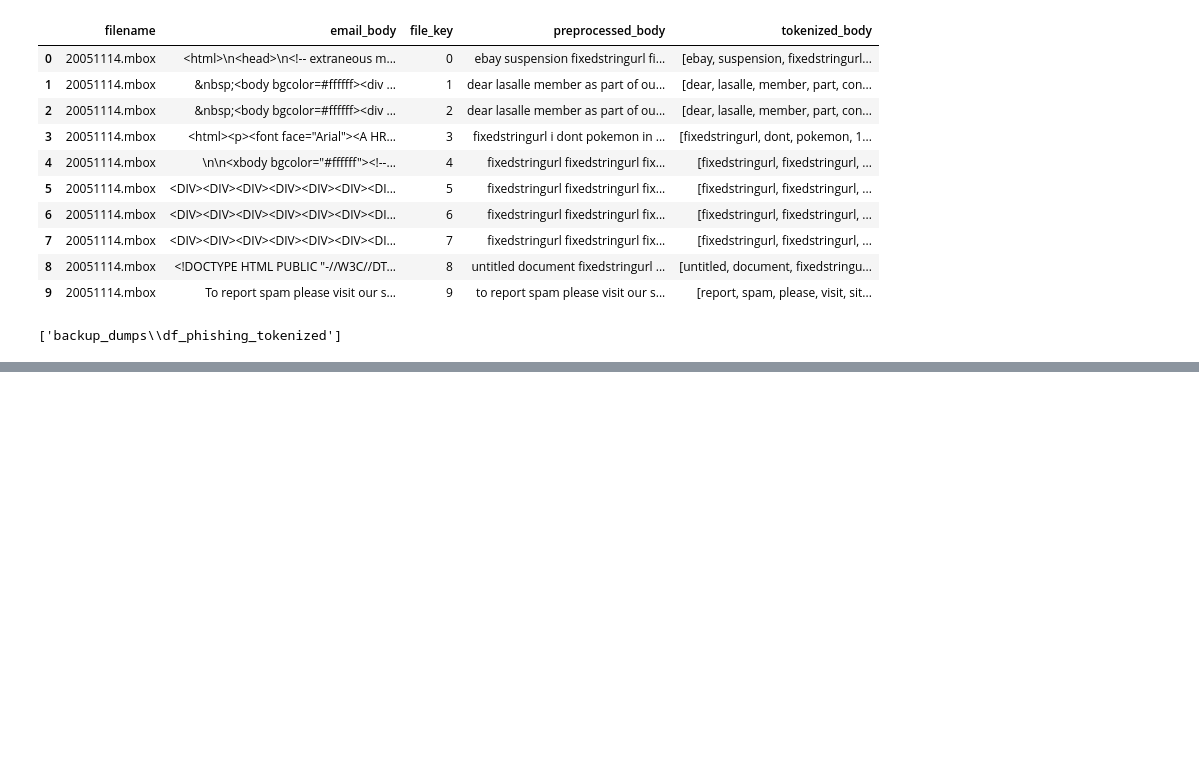
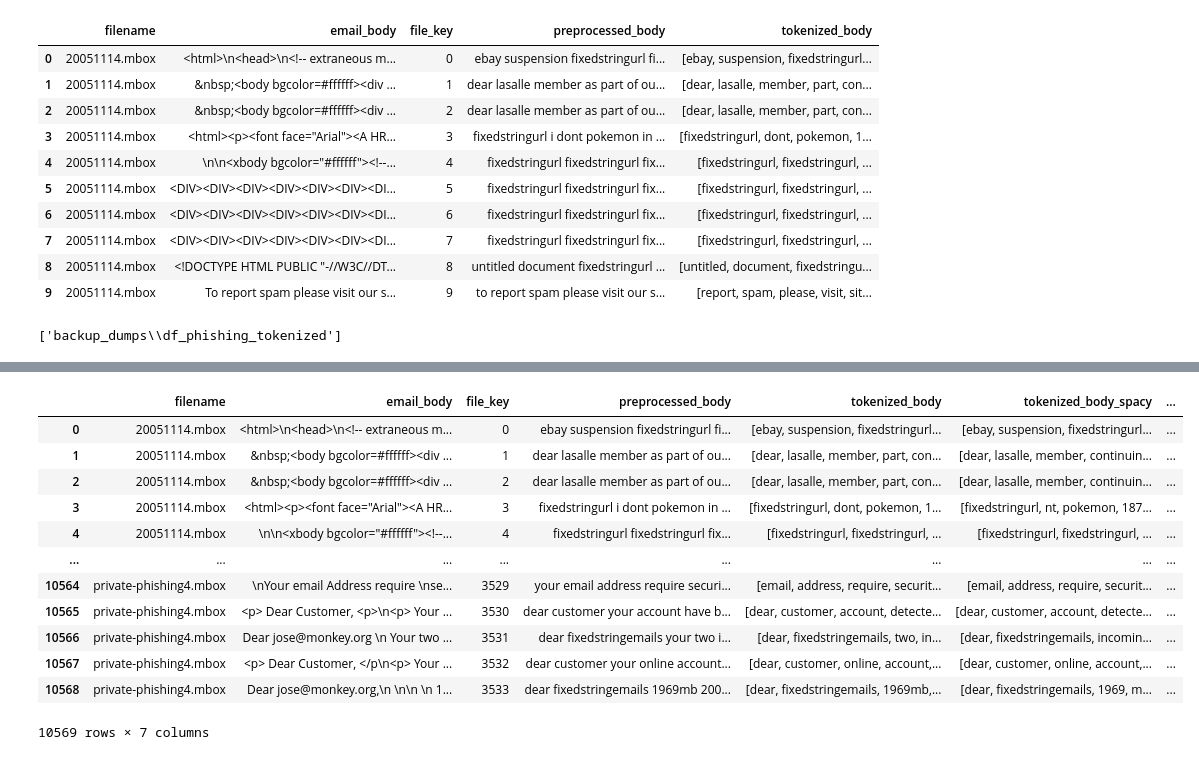
Before and after one commit to zxcvwrs/phishing-detection-DL-NLP, a Jupyter notebook: preprocessing_phishing_dataset.ipynb, the cells around one changed output, grey strips where cells are left out. Saved outputs shown, nothing was run; the diff lists cells and outputs as text; code cells hidden in the pictures; blank space fills up the shorter version.

```diff
--- a/preprocessing_phishing_dataset.ipynb
+++ b/preprocessing_phishing_dataset.ipynb
@@ -321,0 +327,50 @@ dump(df_phishing_raw, 'backup_dumps\df_phishing_tokenized')
+# %%
+import spacy
+nlp = spacy.load('en_core_web_sm')
+nlp.disable_pipes(["tagger", "parser", "ner"])
+def tokenize(body):
+    doc = nlp(body)
+    tokens = [token.text for token in doc if not token.is_stop]
+    return tokens
+# %%
+import pandas as pd
+
+def split_text(text, chunk_size=1000000):
+    text_len = len(text)
+    chunks = []
+
+    for i in range(0, text_len, chunk_size):
+        chunk = text[i:i + chunk_size]
+        chunks.append(chunk)
+
+    return chunks
+
+def tokenize_and_remove_stopwords(text, nlp):
+    tokens = []
+    text_chunks = split_text(text)
+
+    for doc in nlp.pipe(text_chunks):
+        chunk_tokens = [token.text for token in doc if not token.is_stop]
+        tokens.extend(chunk_tokens)
+
+    return tokens
+# %%
+df_phishing_tokenized_spacy["tokenized_body_spacy_preprocessed"] = df_phishing_tokenized_spacy["preprocessed_body"].apply(lambda x: tokenize_and_remove_stopwords(x, nlp))
+# %%
+df_phishing_tokenized_spacy['tokenized_body_spacy'] = df_phishing_tokenized_spacy['preprocessed_body'].apply(tokenize)
+# %%
+df_phishing_tokenized_spacy
+# %% [output]
+|  | filename | email_body | file_key | preprocessed_body | tokenized_body | tokenized_body_spacy | ... |
+| 0 | 20051114.mbox | <html>\n<head>\n<!-- extraneous m... | 0 | ebay suspension fixedstringurl fi... | [ebay, suspension, fixedstringurl... | [ebay, suspension, fixedstringurl... | ... |
+| 1 | 20051114.mbox | &nbsp;<body bgcolor=#ffffff><div ... | 1 | dear lasalle member as part of ou... | [dear, lasalle, member, part, con... | [dear, lasalle, member, continuin... | ... |
+| 2 | 20051114.mbox | &nbsp;<body bgcolor=#ffffff><div ... | 2 | dear lasalle member as part of ou... | [dear, lasalle, member, part, con... | [dear, lasalle, member, continuin... | ... |
+| 3 | 20051114.mbox | <html><p><font face="Arial"><A HR... | 3 | fixedstringurl i dont pokemon in ... | [fixedstringurl, dont, pokemon, 1... | [fixedstringurl, nt, pokemon, 187... | ... |
+| 4 | 20051114.mbox | \n\n<xbody bgcolor="#ffffff"><!--... | 4 | fixedstringurl fixedstringurl fix... | [fixedstringurl, fixedstringurl, ... | [fixedstringurl, fixedstringurl, ... | ... |
+| ... | ... | ... | ... | ... | ... | ... | ... |
+| 10564 | private-phishing4.mbox | \nYour email Address require \nse... | 3529 | your email address require securi... | [email, address, require, securit... | [email, address, require, securit... | ... |
+| 10565 | private-phishing4.mbox | <p> Dear Customer, <p>\n<p> Your ... | 3530 | dear customer your account have b... | [dear, customer, account, detecte... | [dear, customer, account, detecte... | ... |
+| 10566 | private-phishing4.mbox | Dear jose@monkey.org \n Your two ... | 3531 | dear fixedstringemails your two i... | [dear, fixedstringemails, two, in... | [dear, fixedstringemails, incomin... | ... |
+| 10567 | private-phishing4.mbox | <p> Dear Customer, </p\n<p> Your ... | 3532 | dear customer your online account... | [dear, customer, online, account,... | [dear, customer, online, account,... | ... |
+| 10568 | private-phishing4.mbox | Dear jose@monkey.org,\n \n\n \n 1... | 3533 | dear fixedstringemails 1969mb 200... | [dear, fixedstringemails, 1969mb,... | [dear, fixedstringemails, 1969, m... | ... |
+10569 rows × 7 columns
```
Also changed, not shown: parts of 2 cells of this notebook, 2 other files.
